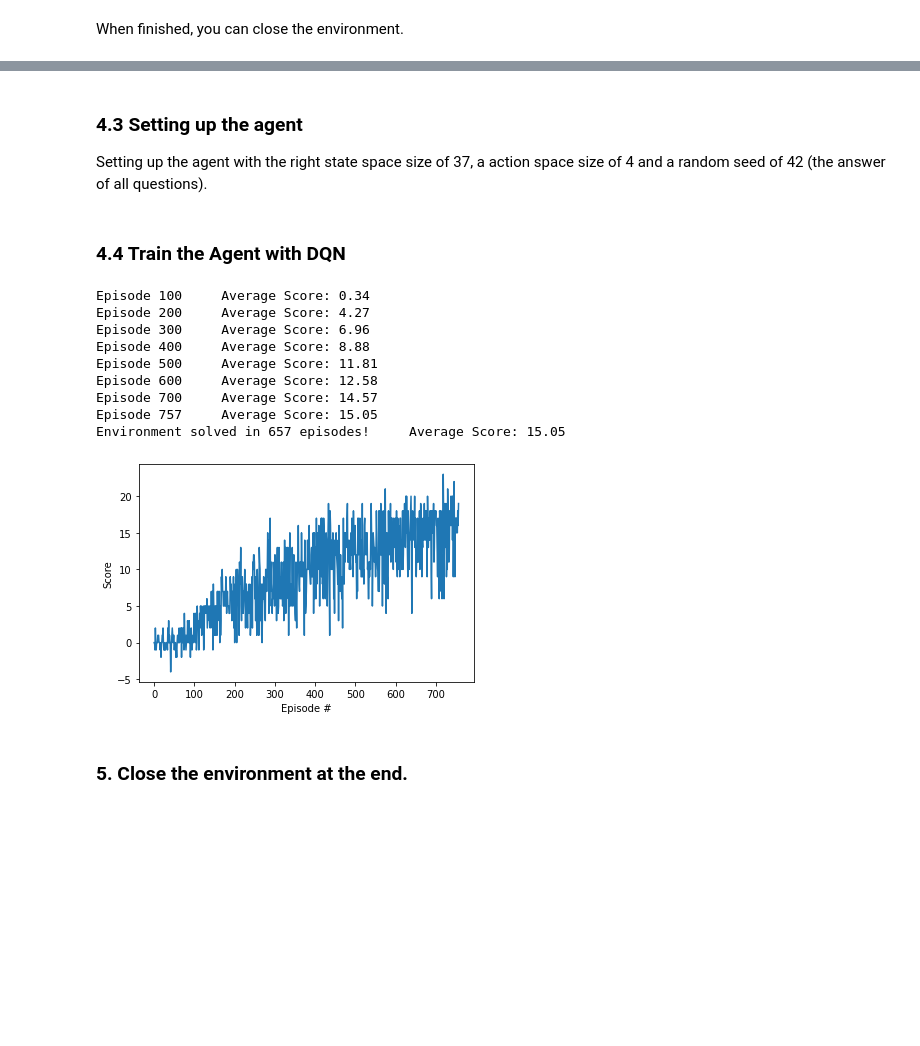
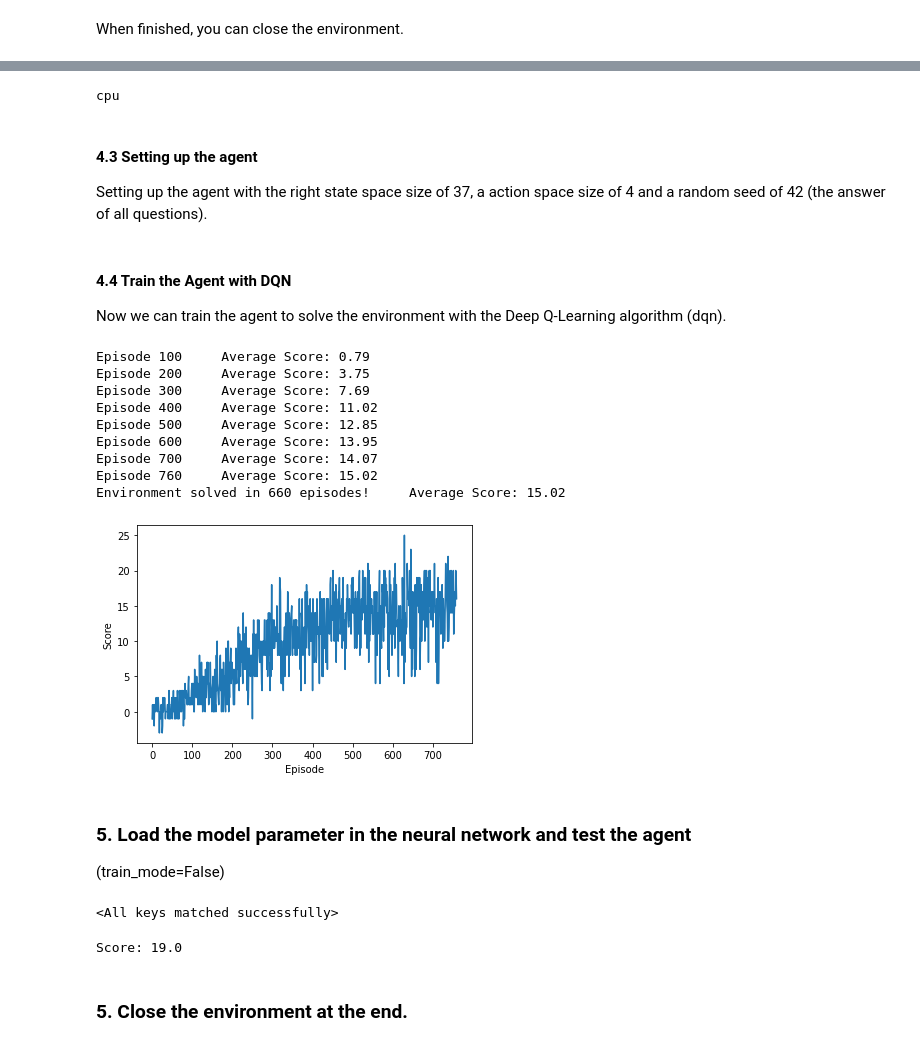
Before and after one commit to jehasius/DRLND-Project-Navigation, a Jupyter notebook: Navigation.ipynb, the cells around one changed output, grey strips where cells are left out. Saved outputs shown, nothing was run; the diff lists cells and outputs as text; code cells hidden in the pictures; blank space fills up the shorter version.

Commit message:
Final version of DRL algorithm with report, readme, score and trained model

```diff
--- a/Navigation.ipynb
+++ b/Navigation.ipynb
@@ -138,4 +142,10 @@ Creating a network model called QNetwork with the Pytoch framework
 # %%
+# Importing needed pytorch components
+import torch
+import torch.nn as nn
+import torch.nn.functional as F
+import torch.optim as optim
+
 class QNetwork(nn.Module):
     """Actor (Policy) Model."""
 
@@ -153,7 +163,7 @@ class QNetwork(nn.Module):
         super(QNetwork, self).__init__()
         self.seed = torch.manual_seed(seed)
         self.fc1 = nn.Linear(state_size, fc1_units)
-        self.fc1_drop = nn.Dropout(p=0.4)# dropout with p=0.4
+        self.fc1_drop = nn.Dropout(p=0.2)# dropout with p=0.2
         self.fc2 = nn.Linear(fc1_units, fc2_units)
         self.fc3 = nn.Linear(fc2_units, fc3_units)
         self.fc4 = nn.Linear(fc3_units, action_size)
@@ -344,13 +351,20 @@ class ReplayBuffer:
     def __len__(self):
         """Return the current size of internal memory."""
         return len(self.memory)
+# %%
+# ("cuda:0" if torch.cuda.is_available() else "cpu")
+# See : "https://pytorch.org/docs/stable/tensor_attributes.html#torch.torch.device"
+print(device)
+# %% [output]
+cpu
 # %% [markdown]
-### 4.3 Setting up the agent
+#### 4.3 Setting up the agent
 Setting up the agent with the right state space size of 37, a action space size of 4 and a random seed of 42 (the answer of all questions).
 # %%
 agent = Agent(state_size=37, action_size=4, seed=0)
 # %% [markdown]
-### 4.4 Train the Agent with DQN
+#### 4.4 Train the Agent with DQN
+Now we can train the agent to solve the environment with the Deep Q-Learning algorithm (dqn).
 # %%
 def dqn(n_episodes=2000, max_t=1000, eps_start=1.0, eps_end=0.01, eps_decay=0.995):
     """Deep Q-Learning.
@@ -377,44 +391,70 @@ def dqn(n_episodes=2000, max_t=1000, eps_start=1.0, eps_end=0.01, eps_decay=0.99
             reward = env_info.rewards[0]  # get the reward
             done = env_info.local_done[0]
             agent.step(state, action, reward, next_state, done)
             state = next_state
             score += reward
             if done:
                 break
         scores_window.append(score)  # save most recent score
         scores.append(score)  # save most recent score
         eps = max(eps_end, eps_decay * eps)  # decrease epsilon
         print('\rEpisode {}\tAverage Score: {:.2f}'.format(i_episode, np.mean(scores_window)), end="")
         if i_episode % 100 == 0:
             print('\rEpisode {}\tAverage Score: {:.2f}'.format(i_episode, np.mean(scores_window)))
         if np.mean(scores_window) >= 15.0:
             print('\nEnvironment solved in {:d} episodes!\tAverage Score: {:.2f}'.format(i_episode - 100,
                                                                                          np.mean(scores_window)))
             torch.save(agent.qnetwork_local.state_dict(), 'model.pth')
             break
     return scores
 
 # Train the ML-Agent
 scores = dqn()
 
 # Plot the scores over episodes
 fig = plt.figure()
 ax = fig.add_subplot(111)
 plt.plot(np.arange(len(scores)), scores)
 plt.ylabel('Score')
-plt.xlabel('Episode #')
+plt.xlabel('Episode')
 plt.show()
 # %% [output]
-Episode 100     Average Score: 0.34
-Episode 200     Average Score: 4.27
-Episode 300     Average Score: 6.96
-Episode 400     Average Score: 8.88
-Episode 500     Average Score: 11.81
-Episode 600     Average Score: 12.58
-Episode 700     Average Score: 14.57
-Episode 757     Average Score: 15.05
-Environment solved in 657 episodes!     Average Score: 15.05
+Episode 100     Average Score: 0.79
+Episode 200     Average Score: 3.75
+Episode 300     Average Score: 7.69
+Episode 400     Average Score: 11.02
+Episode 500     Average Score: 12.85
+Episode 600     Average Score: 13.95
+Episode 700     Average Score: 14.07
+Episode 760     Average Score: 15.02
+Environment solved in 660 episodes!     Average Score: 15.02
-[figure, old version]
+[figure, new version]
+# %% [markdown]
+### 5. Load the model parameter in the neural network and test the agent
+(train_mode=False)
+# %%
+agent.qnetwork_local.load_state_dict(torch.load('model.pth'))
+# %% [output]
+<All keys matched successfully>
+# %%
+env_info = env.reset(train_mode=False)[brain_name] # reset the environment
+state = env_info.vector_observations[0]            # get the current state
+score = 0                                          # initialize the score
+
+while True:
+    action = (int)(agent.act(state,0.01))          # select an action
+    env_info = env.step(action)[brain_name]        # send the action to the environment
+    next_state = env_info.vector_observations[0]   # get the next state
+    reward = env_info.rewards[0]                   # get the reward
+    done = env_info.local_done[0]                  # see if episode has finished
+    score += reward                                # update the score
+    state = next_state                             # roll over the state to next time step
+    if done:                                       # exit loop if episode finished
+        break
+
+print("Score: {}".format(score))
+# %% [output]
+Score: 19.0
 # %% [markdown]
 ### 5. Close the environment at the end.
 # %%
```
Also changed, not shown: parts of 11 cells of this notebook, 4 other files.
